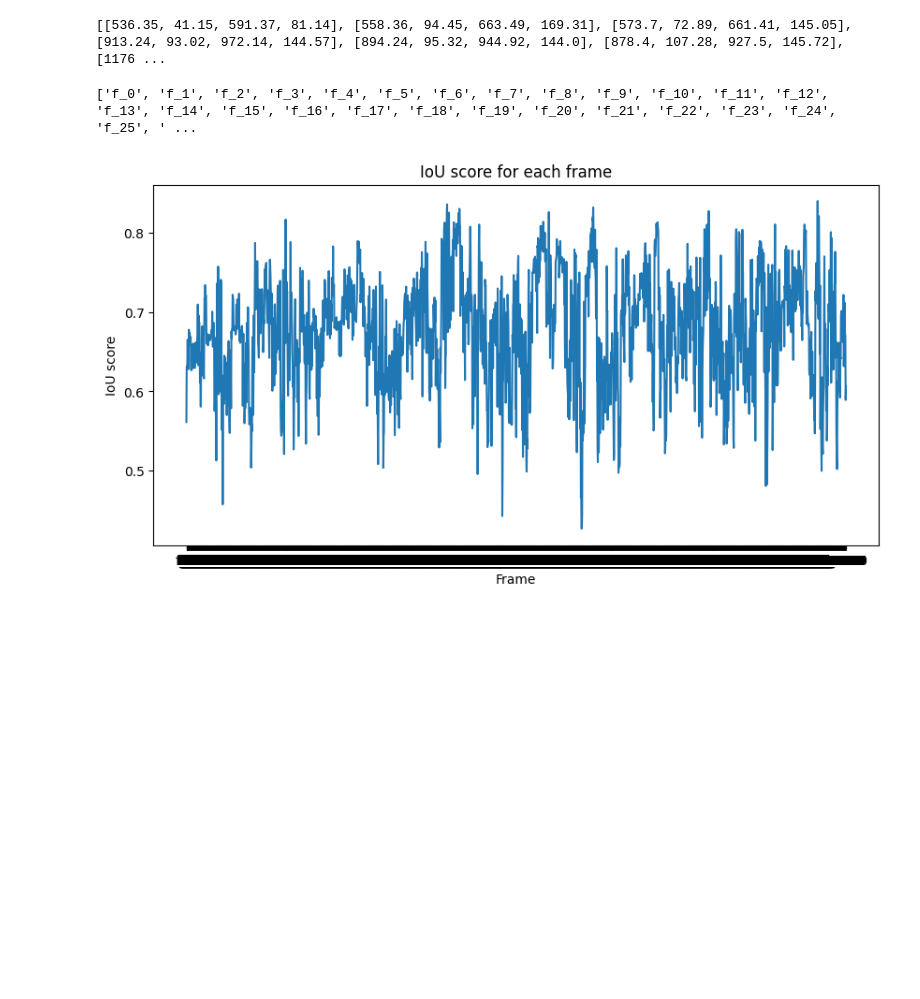
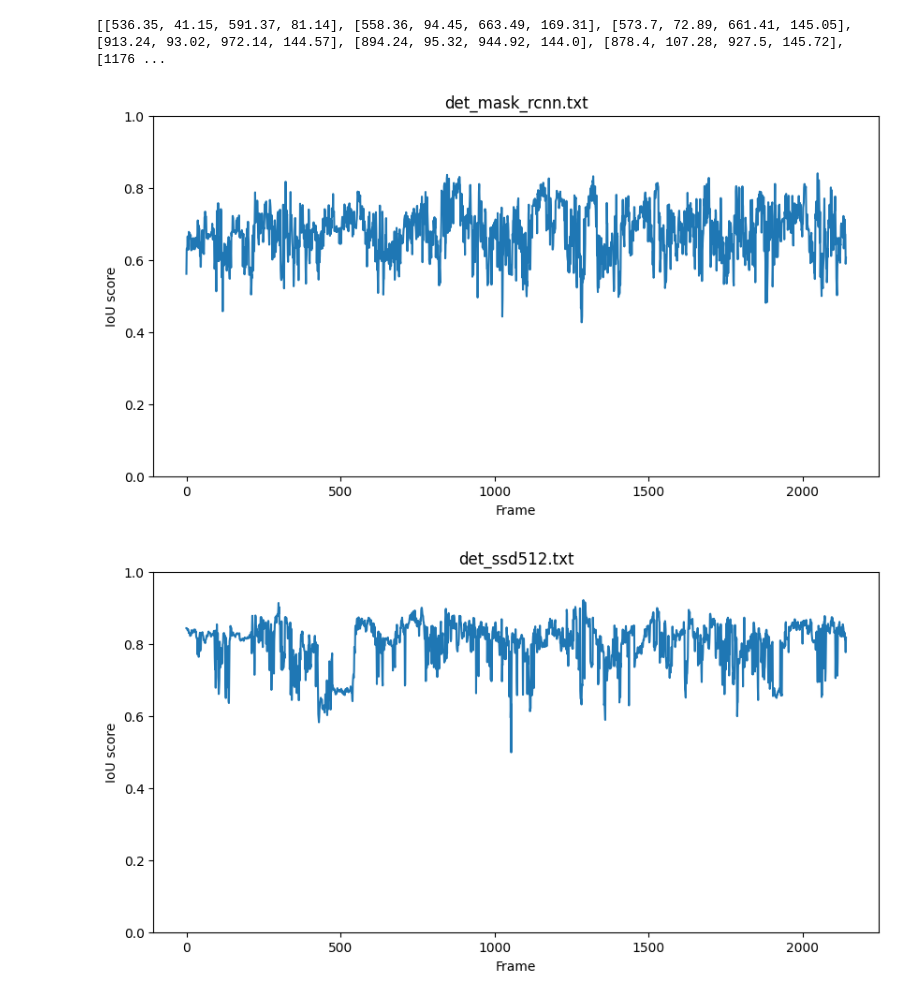
Before and after one commit to mcv-m6-video/mcv-m6-2023-team6, a Jupyter notebook: week1/Task1_Task2.ipynb, the cells around one changed output. Drawn from its saved outputs; the diff is of its cells as text; code cells hidden in the pictures; blank space fills up the shorter version.

```diff
--- a/week1/Task1_Task2.ipynb
+++ b/week1/Task1_Task2.ipynb
@@ -120,6 +120,7 @@ def mean_AP_Pascal_VOC(gt_boxes,N_gt,predicted_boxes,iou_th):
     fp = np.zeros(len(predicted_boxes))
     gt_detected = copy.deepcopy(gt_boxes)
 
+    mIOU_frame = {}
     for i in range(len(predicted_boxes)):
         frame = predicted_boxes[i][0]
         predicted = predicted_boxes[i][1:5]
@@ -131,6 +132,10 @@ def mean_AP_Pascal_VOC(gt_boxes,N_gt,predicted_boxes,iou_th):
             id = np.argmax(iou_score)
             max_iou = iou_score[id]
             mIOU += max_iou
+            # Save max iou for each frame
+            if frame not in mIOU_frame:
+                mIOU_frame[frame] = []
+            mIOU_frame[frame].append(max_iou)
 
             if max_iou >= iou_th:
                 if len(gt_detected[frame][id]) == 4:
@@ -155,7 +160,7 @@ def mean_AP_Pascal_VOC(gt_boxes,N_gt,predicted_boxes,iou_th):
             p = np.max(precision[recall >= t])
         ap = ap + p / 11.0
 
-    return mIOU/len(predicted_boxes), ap
+    return mIOU/len(predicted_boxes), mIOU_frame, ap
 # %%
 def compute_confidences_ap(gt_boxes,N_gt,predicted_boxes,N=10,iou_th = 0.5):
     """
@@ -166,7 +171,7 @@ def compute_confidences_ap(gt_boxes,N_gt,predicted_boxes,N=10,iou_th = 0.5):
 
     for i in tqdm(range(N)):
         random.shuffle(predicted_boxes)
-        mIOU, ap = mean_AP_Pascal_VOC(gt_boxes,N_gt,predicted_boxes,iou_th)
+        mIOU,_, ap = mean_AP_Pascal_VOC(gt_boxes,N_gt,predicted_boxes,iou_th)
         ap_scores.append(ap)
 
 
@@ -257,7 +262,7 @@ paths = [maskrcnn,yolo,ssd]
 for path in paths:
     boxes = load_from_txt(path)
     boxes.sort(key=lambda x:x[-1], reverse=True)
-    mIOU,AP = mean_AP_Pascal_VOC(gt_boxes,total,boxes,iou_th=0.5)
+    mIOU, _ ,AP = mean_AP_Pascal_VOC(gt_boxes,total,boxes,iou_th=0.5)
 
     print(path.split('/')[-1],':')
     print(mIOU, AP)
@@ -299,36 +304,28 @@ print(gt_boxes['f_86'])
 # %% [output]
 [[536.35, 41.15, 591.37, 81.14], [558.36, 94.45, 663.49, 169.31], [573.7, 72.89, 661.41, 145.05], [913.24, 93.02, 972.14, 144.57], [894.24, 95.32, 944.92, 144.0], [878.4, 107.28, 927.5, 145.72], [1176 ...
 # %%
-total_frames = int(video_capture.get(cv2.CAP_PROP_FRAME_COUNT))
+paths = [maskrcnn,yolo,ssd]
+for path in paths:
+    boxes = load_from_txt(path)
+    boxes.sort(key=lambda x:x[-1], reverse=True)
+    mIOU, mIOU_frame ,AP = mean_AP_Pascal_VOC(gt_boxes,total,boxes,iou_th=0.5)
 
-iou_frames = {}
-for i in range(len(predicted_boxes)):
-    frame = predicted_boxes[i][0]
-    predicted = predicted_boxes[i][1:5]
-    gt = gt_boxes[frame]
-    iou_score = []
-    if len(gt) != 0:
-        for b in range(len(gt)):
-            iou_score.append(iou(gt[b],predicted))
-        id = np.argmax(iou_score)
-        max_iou = iou_score[id]
-        if frame not in iou_frames:
-            iou_frames[frame] = []
-        iou_frames[frame].append(max_iou)
-
-
-# Plot the IoU score for each frame
-plt.figure(figsize=(10,5))
-frames = list(iou_frames.keys())
-# sort the frames
-frames.sort(key=lambda x: int(x.split('_')[1]))
-print(frames)
-iou_scores = [np.mean(iou_frames[frame]) for frame in frames]
-plt.plot(frames, iou_scores)
-plt.title('IoU score for each frame')
-plt.xlabel('Frame')
-plt.ylabel('IoU score')
-plt.show()
+    # Plot the IoU score for each frame
+    plt.figure(figsize=(10,5))
+    # Set title
+    plt.title(path.split('/')[-1])
+    frames = list(mIOU_frame.keys())
+    # sort the frames
+    frames.sort(key=lambda x: int(x.split('_')[1]))
+    # Convert frames to a list of integers
+    frames_num = [int(frame.split('_')[1]) for frame in frames]
+    iou_scores = [np.mean(mIOU_frame[frame]) for frame in frames]
+    plt.plot(frames_num, iou_scores)
+    plt.xlabel('Frame')
+    plt.ylabel('IoU score')
+    # y from 0 to 1
+    plt.ylim(0,1)
+    plt.show()
 # %% [output]
-['f_0', 'f_1', 'f_2', 'f_3', 'f_4', 'f_5', 'f_6', 'f_7', 'f_8', 'f_9', 'f_10', 'f_11', 'f_12', 'f_13', 'f_14', 'f_15', 'f_16', 'f_17', 'f_18', 'f_19', 'f_20', 'f_21', 'f_22', 'f_23', 'f_24', 'f_25', ' ...
-[figure, old version]
+[figure, new version]
+[figure, added]
```
Also changed, not shown: parts of 2 cells of this notebook.
